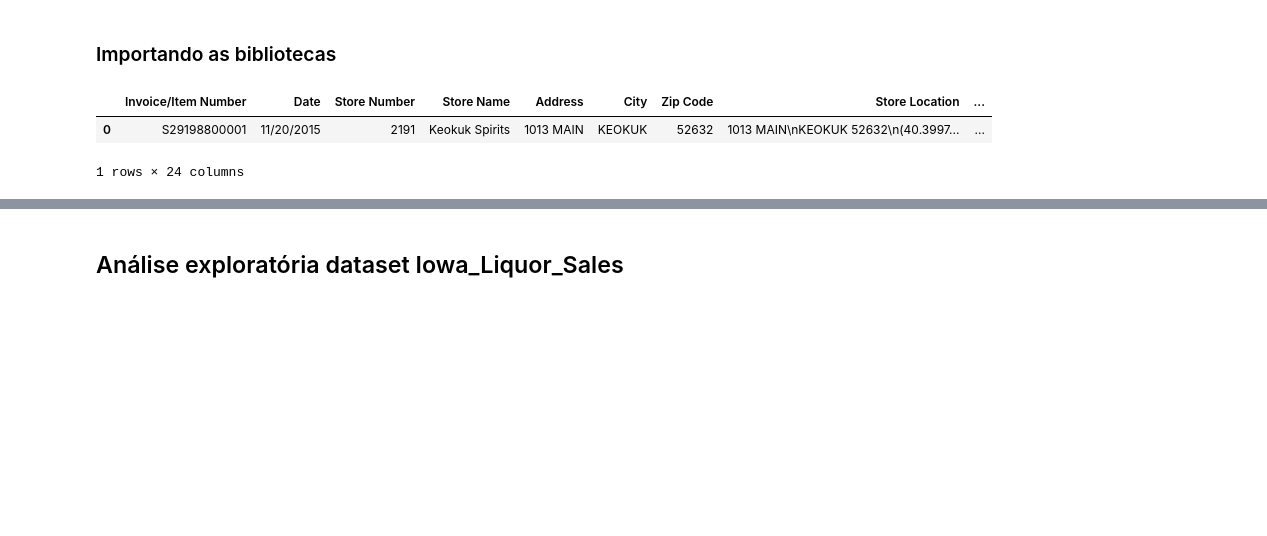
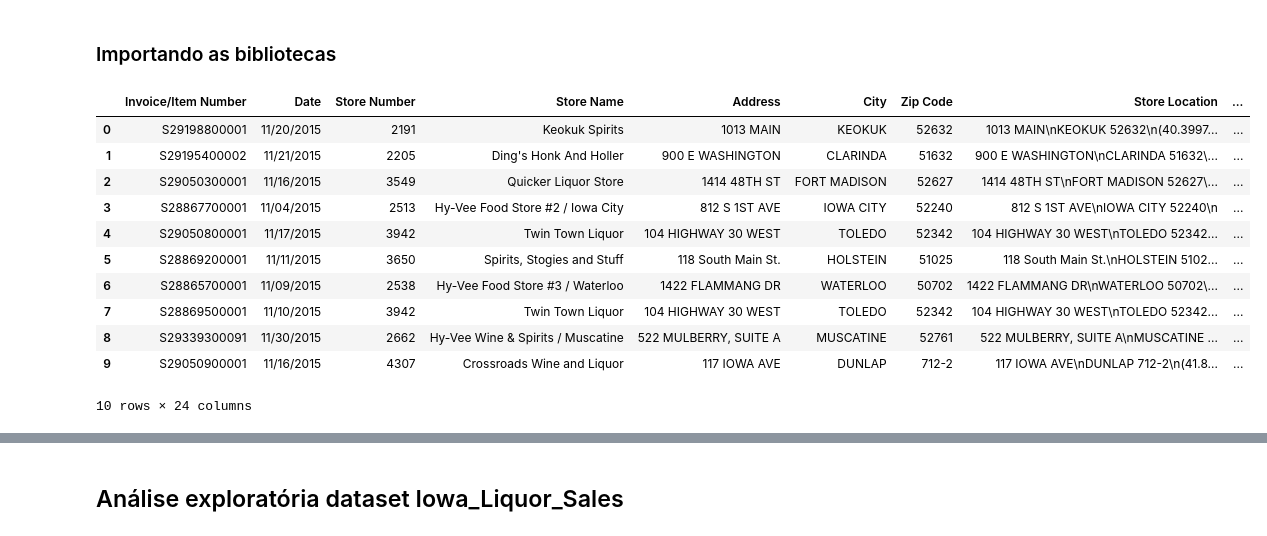
Before and after one commit to ajsalmeida/tesseract-team-future-projectliquor, a Jupyter notebook: notebooks/init.ipynb, the cells around one changed output, grey strips where cells are left out. Drawn from its saved outputs; the diff is of its cells as text; code cells hidden in the pictures; blank space fills up the shorter version.

```diff
--- a/notebooks/init.ipynb
+++ b/notebooks/init.ipynb
@@ -11,7 +14,16 @@ from slugify import slugify
 # %%
-df_firstn = pd.read_csv("../data/raw/Iowa_Liquor_Sales.csv", nrows=1)
+df_firstn = pd.read_csv("../data/raw/Iowa_Liquor_Sales.csv", nrows=10)
 df_firstn
 # %% [output]
 |  | Invoice/Item Number | Date | Store Number | Store Name | Address | City | Zip Code | Store Location | ... |
 | 0 | S29198800001 | 11/20/2015 | 2191 | Keokuk Spirits | 1013 MAIN | KEOKUK | 52632 | 1013 MAIN\nKEOKUK 52632\n(40.3997... | ... |
+| 1 | S29195400002 | 11/21/2015 | 2205 | Ding's Honk And Holler | 900 E WASHINGTON | CLARINDA | 51632 | 900 E WASHINGTON\nCLARINDA 51632\... | ... |
+| 2 | S29050300001 | 11/16/2015 | 3549 | Quicker Liquor Store | 1414 48TH ST | FORT MADISON | 52627 | 1414 48TH ST\nFORT MADISON 52627\... | ... |
+| 3 | S28867700001 | 11/04/2015 | 2513 | Hy-Vee Food Store #2 / Iowa City | 812 S 1ST AVE | IOWA CITY | 52240 | 812 S 1ST AVE\nIOWA CITY 52240\n | ... |
+| 4 | S29050800001 | 11/17/2015 | 3942 | Twin Town Liquor | 104 HIGHWAY 30 WEST | TOLEDO | 52342 | 104 HIGHWAY 30 WEST\nTOLEDO 52342... | ... |
+| 5 | S28869200001 | 11/11/2015 | 3650 | Spirits, Stogies and Stuff | 118 South Main St. | HOLSTEIN | 51025 | 118 South Main St.\nHOLSTEIN 5102... | ... |
+| 6 | S28865700001 | 11/09/2015 | 2538 | Hy-Vee Food Store #3 / Waterloo | 1422 FLAMMANG DR | WATERLOO | 50702 | 1422 FLAMMANG DR\nWATERLOO 50702\... | ... |
+| 7 | S28869500001 | 11/10/2015 | 3942 | Twin Town Liquor | 104 HIGHWAY 30 WEST | TOLEDO | 52342 | 104 HIGHWAY 30 WEST\nTOLEDO 52342... | ... |
+| 8 | S29339300091 | 11/30/2015 | 2662 | Hy-Vee Wine & Spirits / Muscatine | 522 MULBERRY, SUITE A | MUSCATINE | 52761 | 522 MULBERRY, SUITE A\nMUSCATINE ... | ... |
+| 9 | S29050900001 | 11/16/2015 | 4307 | Crossroads Wine and Liquor | 117 IOWA AVE | DUNLAP | 712-2 | 117 IOWA AVE\nDUNLAP 712-2\n(41.8... | ... |
-1 rows × 24 columns
+10 rows × 24 columns
```
Also changed, not shown: parts of 108 cells of this notebook.
